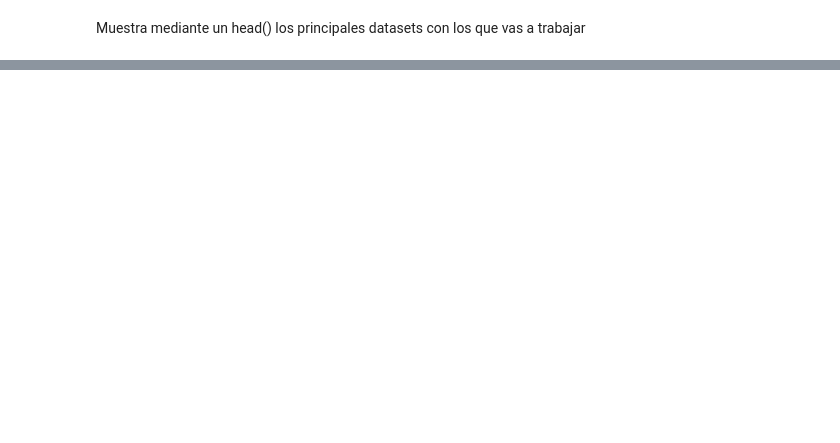
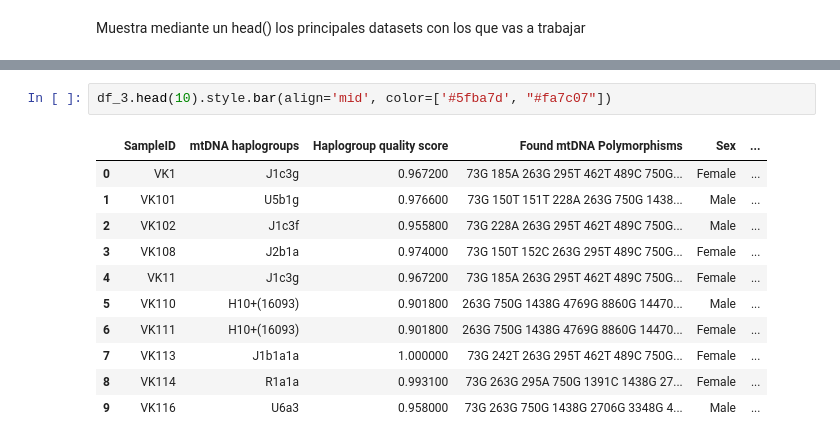
Before and after one commit to yared-tech/2026-10-BILBAO-FT-Data-Science, a Jupyter notebook: 2-Data_Analysis/EDA/Definicion_EDA - v2.ipynb, the cells around one changed output, grey strips where cells are left out. Cells and saved outputs as stored; diff of their text form; blank space fills up the shorter version.

```diff
--- a/2-Data_Analysis/EDA/Definicion_EDA - v2.ipynb
+++ b/2-Data_Analysis/EDA/Definicion_EDA - v2.ipynb
@@ -93,0 +82,14 @@ df_3.head()
+# %%
+df_3.head(10).style.bar(align='mid', color=['#5fba7d', "#fa7c07"])
+# %% [output]
+|  | SampleID | mtDNA haplogroups | Haplogroup quality score | Found mtDNA Polymorphisms | Sex | ... |
+| 0 | VK1 | J1c3g | 0.967200 | 73G 185A 263G 295T 462T 489C 750G... | Female | ... |
+| 1 | VK101 | U5b1g | 0.976600 | 73G 150T 151T 228A 263G 750G 1438... | Male | ... |
+| 2 | VK102 | J1c3f | 0.955800 | 73G 228A 263G 295T 462T 489C 750G... | Male | ... |
+| 3 | VK108 | J2b1a | 0.974000 | 73G 150T 152C 263G 295T 489C 750G... | Female | ... |
+| 4 | VK11 | J1c3g | 0.967200 | 73G 185A 263G 295T 462T 489C 750G... | Female | ... |
+| 5 | VK110 | H10+(16093) | 0.901800 | 263G 750G 1438G 4769G 8860G 14470... | Male | ... |
+| 6 | VK111 | H10+(16093) | 0.901800 | 263G 750G 1438G 4769G 8860G 14470... | Female | ... |
+| 7 | VK113 | J1b1a1a | 1.000000 | 73G 242T 263G 295T 462T 489C 750G... | Female | ... |
+| 8 | VK114 | R1a1a | 0.993100 | 73G 263G 295A 750G 1391C 1438G 27... | Female | ... |
+| 9 | VK116 | U6a3 | 0.958000 | 73G 263G 750G 1438G 2706G 3348G 4... | Male | ... |
```
Also changed, not shown: parts of 20 cells of this notebook, 1 other file.
